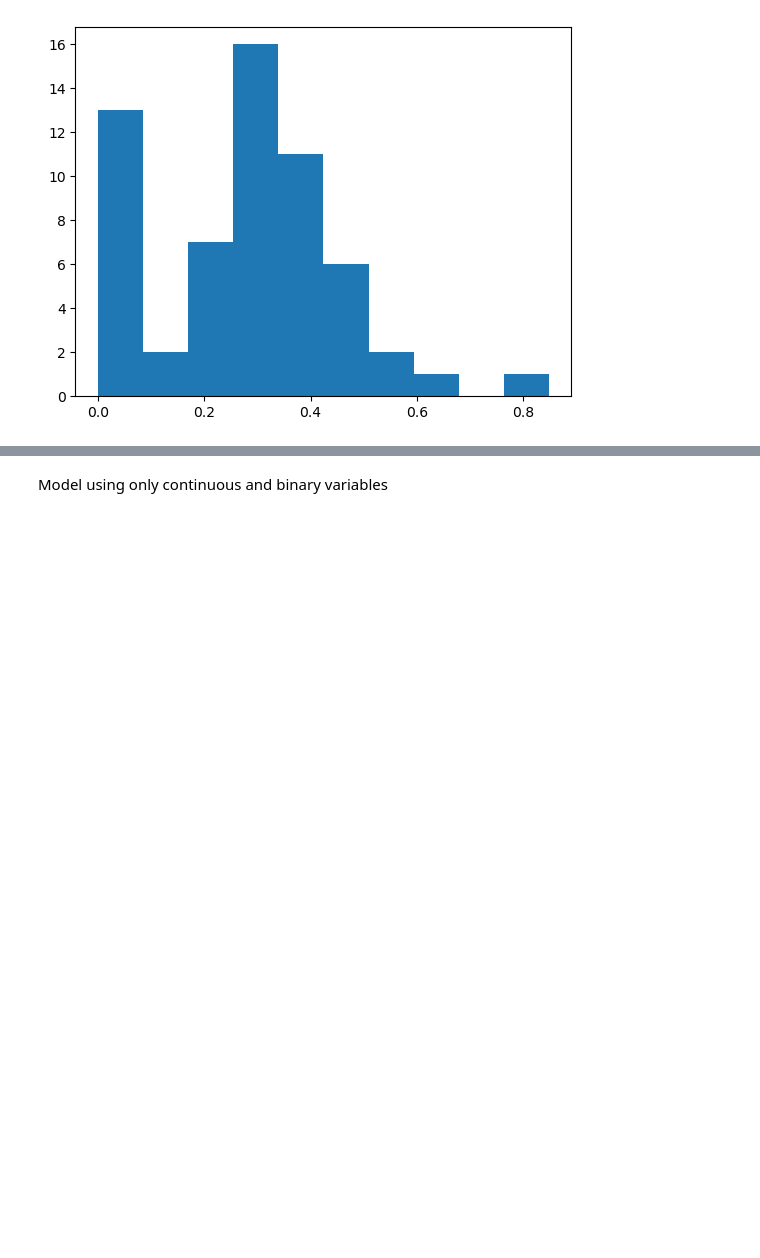
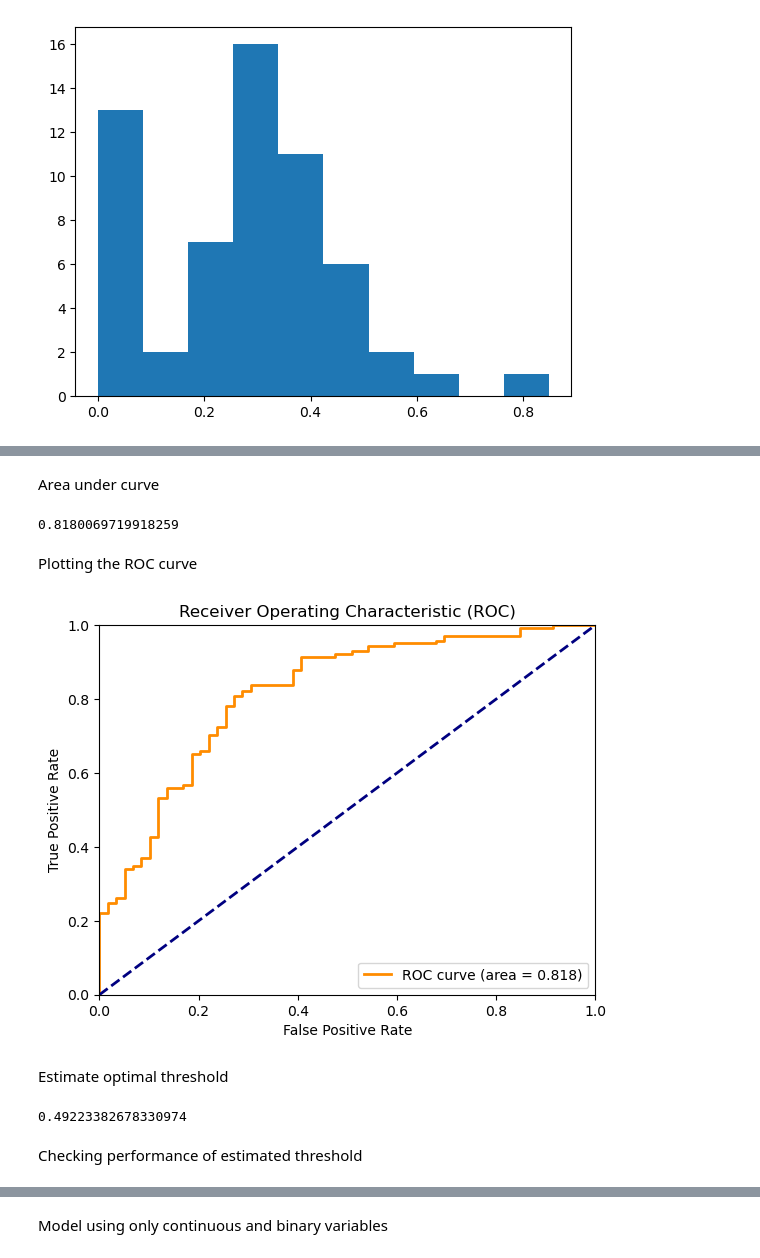
Before and after one commit to Mechnar9000/datafiles, a Jupyter notebook: Credit Risk Analysis Using Logistic Regression.ipynb, the cells around one changed output, grey strips where cells are left out. Drawn from its saved outputs; the diff is of its cells as text; code cells hidden in the pictures; blank space fills up the shorter version.

```diff
--- a/Credit Risk Analysis Using Logistic Regression.ipynb
+++ b/Credit Risk Analysis Using Logistic Regression.ipynb
@@ -348,0 +359,2 @@ plt.show()
+# %%
+fpr, tpr, thresh = roc_curve(y_test, logMod2.predict(X_test))
@@ -348,0 +363,30 @@ plt.show()
+# %% [markdown]
+Area under curve
+# %%
+roc_auc
+# %% [output]
+0.8180069719918259
+# %% [markdown]
+Plotting the ROC curve
+# %%
+plt.figure()
+lw = 2
+plt.plot(
+    fpr,
+    tpr,
+    color="darkorange",
+    lw=lw,
+    label=f"ROC curve (area = {np.round(roc_auc, 3)})"
+)
+plt.plot([0, 1], [0, 1], color="navy", lw=lw, linestyle="--")
+plt.xlim([0.0, 1.0])
+plt.ylim([0.0, 1.0])
+plt.xlabel("False Positive Rate")
+plt.ylabel("True Positive Rate")
+plt.title("Receiver Operating Characteristic (ROC)")
+plt.legend(loc="lower right")
+plt.show()
+# %% [output]
+[figure, added]
+# %% [markdown]
+Estimate optimal threshold
@@ -348,0 +395,6 @@ plt.show()
+# %%
+thresh[t]
+# %% [output]
+0.49223382678330974
+# %% [markdown]
+Checking performance of estimated threshold
```
Also changed, not shown: parts of 17 cells of this notebook.
